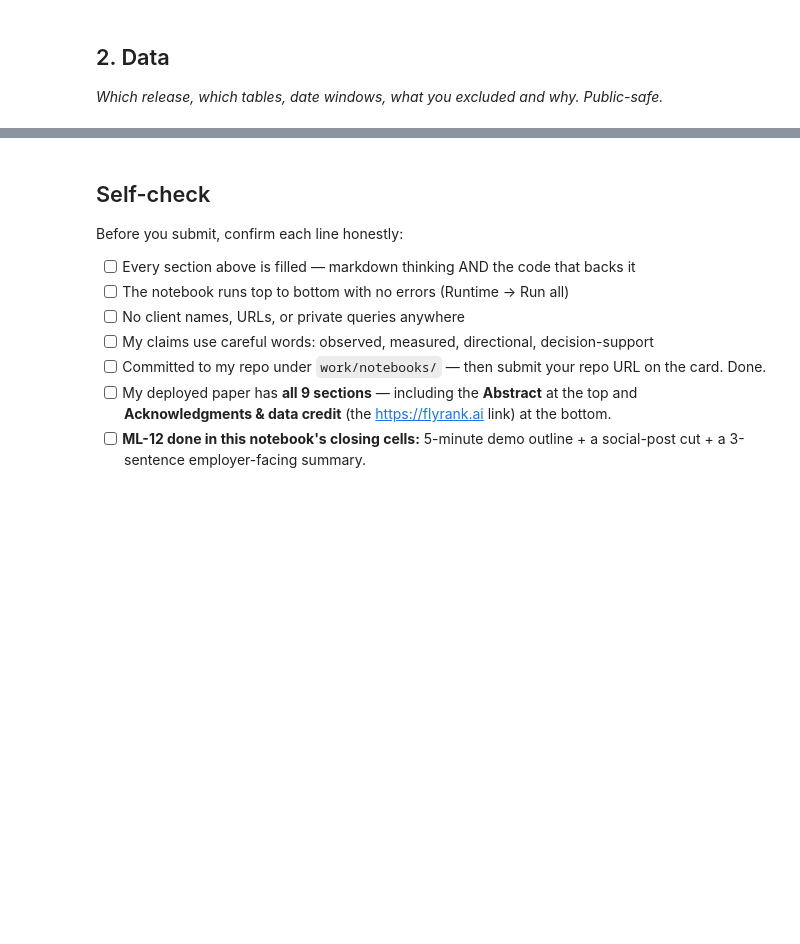
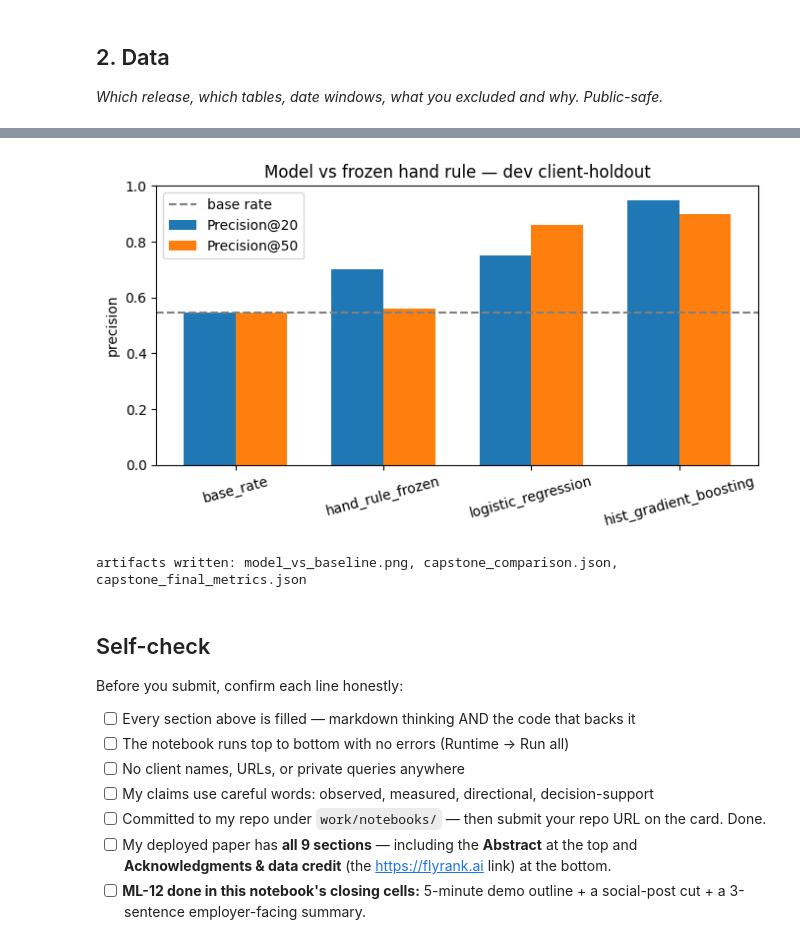
Before and after one commit to ArushRastogi47/10x.ai, a Jupyter notebook: work/notebooks/capstone.ipynb, the cells around one changed output, grey strips where cells are left out. Drawn from its saved outputs; the diff is of its cells as text; code cells hidden in the pictures; blank space fills up the shorter version.

```diff
--- a/work/notebooks/capstone.ipynb
+++ b/work/notebooks/capstone.ipynb
@@ -12,0 +104,10 @@ This skeleton is yours to fill. Work the sections **in order** — each one has
+# %%
+# Dev frame: decide 2026-03-31 -> outcome April. Test frame: decide 2026-05-31 -> outcome June (_sample, sealed).
+if os.path.exists("work/outputs/capstone_dev_frame.csv"):
+    dev = pd.read_csv("work/outputs/capstone_dev_frame.csv"); print("dev from cache:", len(dev))
+else:
+    dev = build_frame("2026-03-31",
+        feat_globs=[f"{rel}/fact_content_daily_performance/month=2025-12/*.parquet",
+                    f"{rel}/fact_content_daily_performance/month=2026-0[1-4]/*.parquet"],
+        out_globs=[f"{rel}/fact_content_daily_performance/month=2026-04/*.parquet"])
+    dev.to_csv("work/outputs/capstone_dev_frame.csv", index=False); print("dev built:", len(dev))
@@ -12,0 +116,8 @@ This skeleton is yours to fill. Work the sections **in order** — each one has
+# %%
+if os.path.exists("work/outputs/capstone_test_frame.csv"):
+    test = pd.read_csv("work/outputs/capstone_test_frame.csv"); print("test from cache:", len(test))
+else:
+    test = build_frame("2026-05-31",
+        feat_globs=[f"{rel}/fact_content_daily_performance/month=2026-0[3-5]/*.parquet"],
+        out_globs=[f"{rel}/fact_content_daily_performance/month=2026-06/*.parquet"])
+    test.to_csv("work/outputs/capstone_test_frame.csv", index=False); print("test built:", len(test))
@@ -12,0 +126,5 @@ This skeleton is yours to fill. Work the sections **in order** — each one has
+# %%
+for name, df in [("dev", dev), ("test", test)]:
+    d = df.dropna(subset=FEATURES + ["label_declined"])
+    print(f"{name}: {len(df)} raw pages, {len(d)} modelable, "
+          f"decline rate {d['label_declined'].mean():.3f}, dropped {len(df)-len(d)}")
@@ -36,0 +205,8 @@ This skeleton is yours to fill. Work the sections **in order** — each one has
+# %%
+results_df = pd.DataFrame([
+    {"model": "base_rate", "p@20": round(float(y_te.mean()), 3), "p@50": round(float(y_te.mean()), 3)}
+] + [{"model": name,
+      "p@20": round(precision_at_k(s, y_te, 20), 3),
+      "p@50": round(precision_at_k(s, y_te, 50), 3)}
+     for name, s in scores_holdout.items()])
+results_df
@@ -37,3 +312,22 @@ This skeleton is yours to fill. Work the sections **in order** — each one has
+# %%
+import matplotlib.pyplot as plt
+fig, ax = plt.subplots(figsize=(7, 4))
+x = np.arange(len(results_df)); w = 0.35
+ax.bar(x - w/2, results_df["p@20"], w, label="Precision@20")
+ax.bar(x + w/2, results_df["p@50"], w, label="Precision@50")
+ax.axhline(float(y_te.mean()), ls="--", c="gray", label="base rate")
+ax.set_xticks(x); ax.set_xticklabels(results_df["model"], rotation=15)
+ax.set_ylabel("precision"); ax.set_ylim(0, 1); ax.legend()
+ax.set_title("Model vs frozen hand rule — dev client-holdout")
+plt.tight_layout(); plt.savefig("work/outputs/model_vs_baseline.png", dpi=150)
+plt.show()
+# %% [output]
+[figure, added]
+# %%
+results_df.to_json("work/outputs/capstone_comparison.json", orient="records", indent=2)
+print("artifacts written: model_vs_baseline.png, capstone_comparison.json, capstone_final_metrics.json")
+# %% [output]
+artifacts written: model_vs_baseline.png, capstone_comparison.json, capstone_final_metrics.json
 # %% [markdown]
 ## Self-check
 
```
Also changed, not shown: parts of 23 cells of this notebook.
